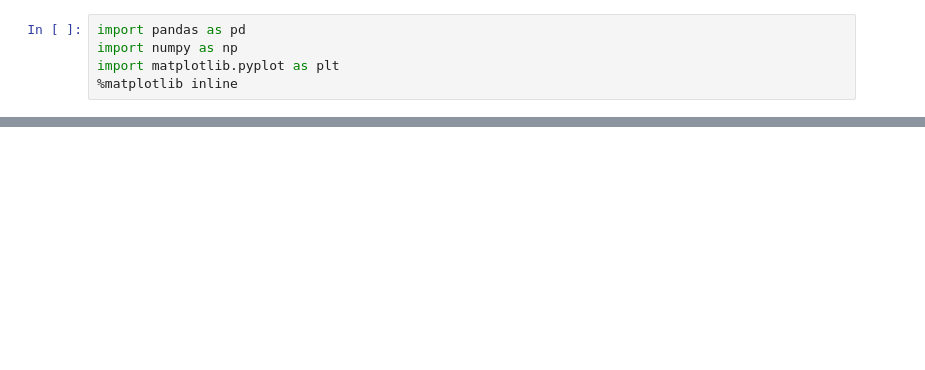
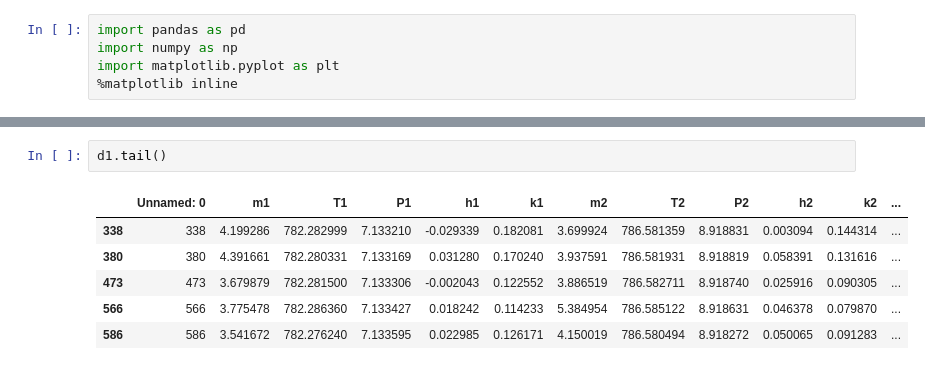
Before and after one commit to afcarl/stability_predict, a Jupyter notebook: analyzesystem.ipynb, the cells around one changed output, grey strips where cells are left out. Saved outputs shown, nothing was run; the diff lists cells and outputs as text; blank space fills up the shorter version.

```diff
--- a/analyzesystem.ipynb
+++ b/analyzesystem.ipynb
@@ -103,0 +82,9 @@ results.to_csv("systems/%s_results.csv"%system)
+# %%
+d1.tail()
+# %% [output]
+|  | Unnamed: 0 | m1 | T1 | P1 | h1 | k1 | m2 | T2 | P2 | h2 | k2 | ... |
+| 338 | 338 | 4.199286 | 782.282999 | 7.133210 | -0.029339 | 0.182081 | 3.699924 | 786.581359 | 8.918831 | 0.003094 | 0.144314 | ... |
+| 380 | 380 | 4.391661 | 782.280331 | 7.133169 | 0.031280 | 0.170240 | 3.937591 | 786.581931 | 8.918819 | 0.058391 | 0.131616 | ... |
+| 473 | 473 | 3.679879 | 782.281500 | 7.133306 | -0.002043 | 0.122552 | 3.886519 | 786.582711 | 8.918740 | 0.025916 | 0.090305 | ... |
+| 566 | 566 | 3.775478 | 782.286360 | 7.133427 | 0.018242 | 0.114233 | 5.384954 | 786.585122 | 8.918631 | 0.046378 | 0.079870 | ... |
+| 586 | 586 | 3.541672 | 782.276240 | 7.133595 | 0.022985 | 0.126171 | 4.150019 | 786.580494 | 8.918272 | 0.050065 | 0.091283 | ... |
```
Also changed, not shown: parts of 21 cells of this notebook, 1 other file.
